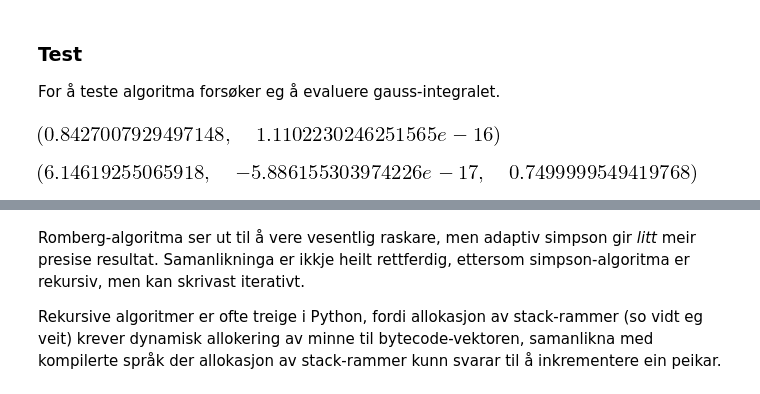
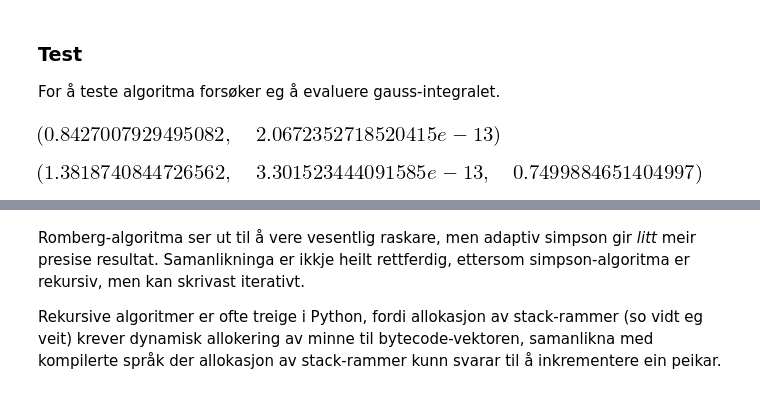
Before and after one commit to steffenhaug/nm, a Jupyter notebook: int/quad.ipynb, the cells around one changed output, grey strips where cells are left out. Drawn from its saved outputs; the diff is of its cells as text; code cells hidden in the pictures.

```diff
--- a/int/quad.ipynb
+++ b/int/quad.ipynb
@@ -172,23 +179,23 @@ For å teste algoritma forsøker eg å evaluere gauss-integralet.
 # %%
 def gauss(x): return 2/np.sqrt(np.pi) * np.exp(-x**2)
 
 erf1_exact = 0.842700792949714869341220635082609259296066997966302908459
 
-erf1 = romberg(gauss, 0, 1, tol=1e-16)
+erf1 = romberg(gauss, 0, 1, tol=1e-10)
 erf1, abs(erf1 - erf1_exact)
 # %% [output]
-[figure, old version]
+[figure, new version]
 # %%
 def f(x): return np.cos(2 * np.pi * x)
 def g(x): return x**(1/3)
 # %%
 import time
 start = time.time()
-a,b = romberg(f, 0, 1, tol=1e-16), romberg(g, 0, 1, tol=1e-16)
+a,b = romberg(f, 0, 1, tol=1e-10), romberg(g, 0, 1, tol=1e-10)
 end = time.time()
 (end - start) * 1000, a, b
 # %% [output]
-[figure, old version]
+[figure, new version]
 # %%
 start = time.time()
 a,b = asm_quad(f, 0, 1, tol=1e-16), asm_quad(g, 0, 1, tol=1e-16)
```
Also changed, not shown: parts of 6 cells of this notebook, 12 other files.
